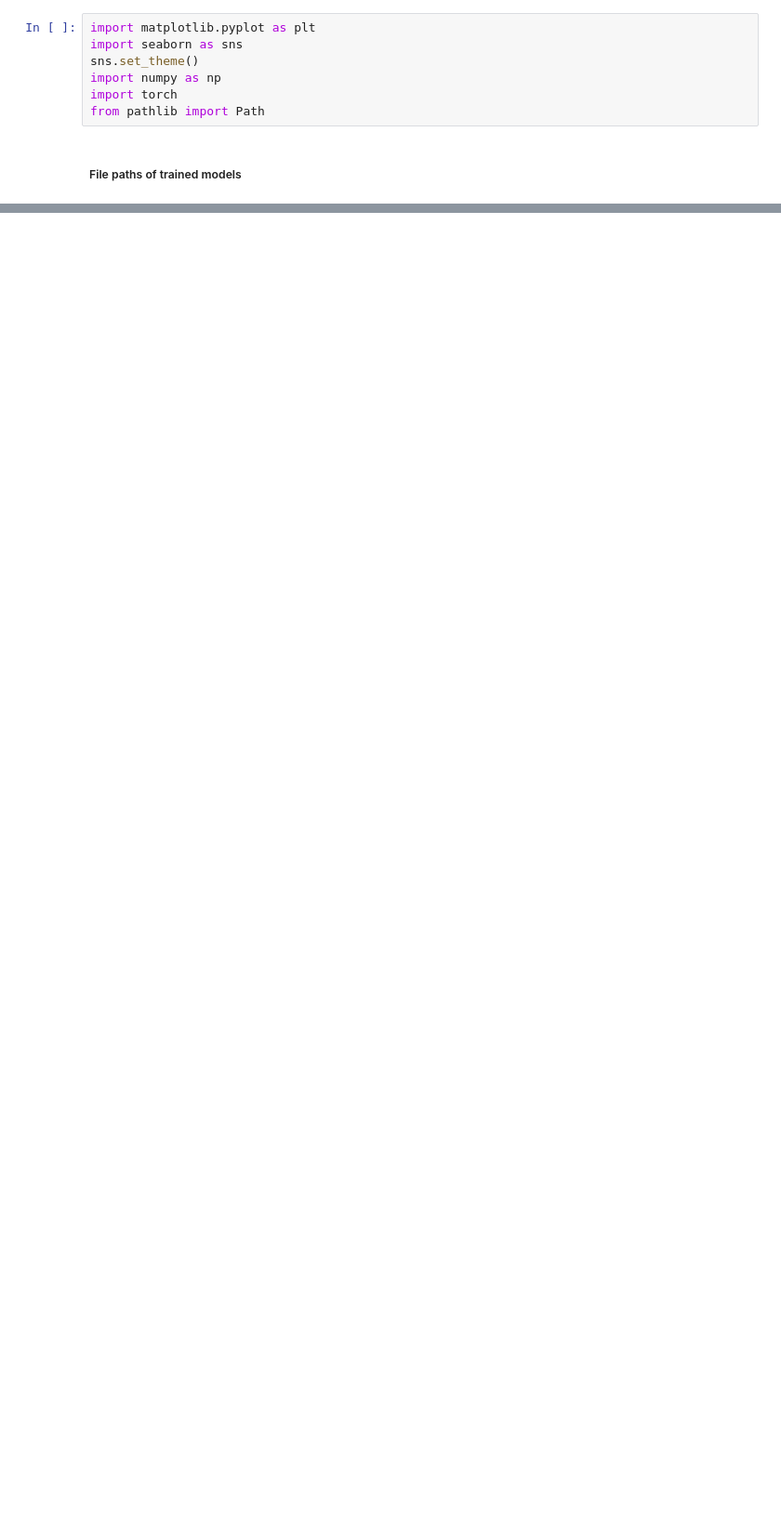
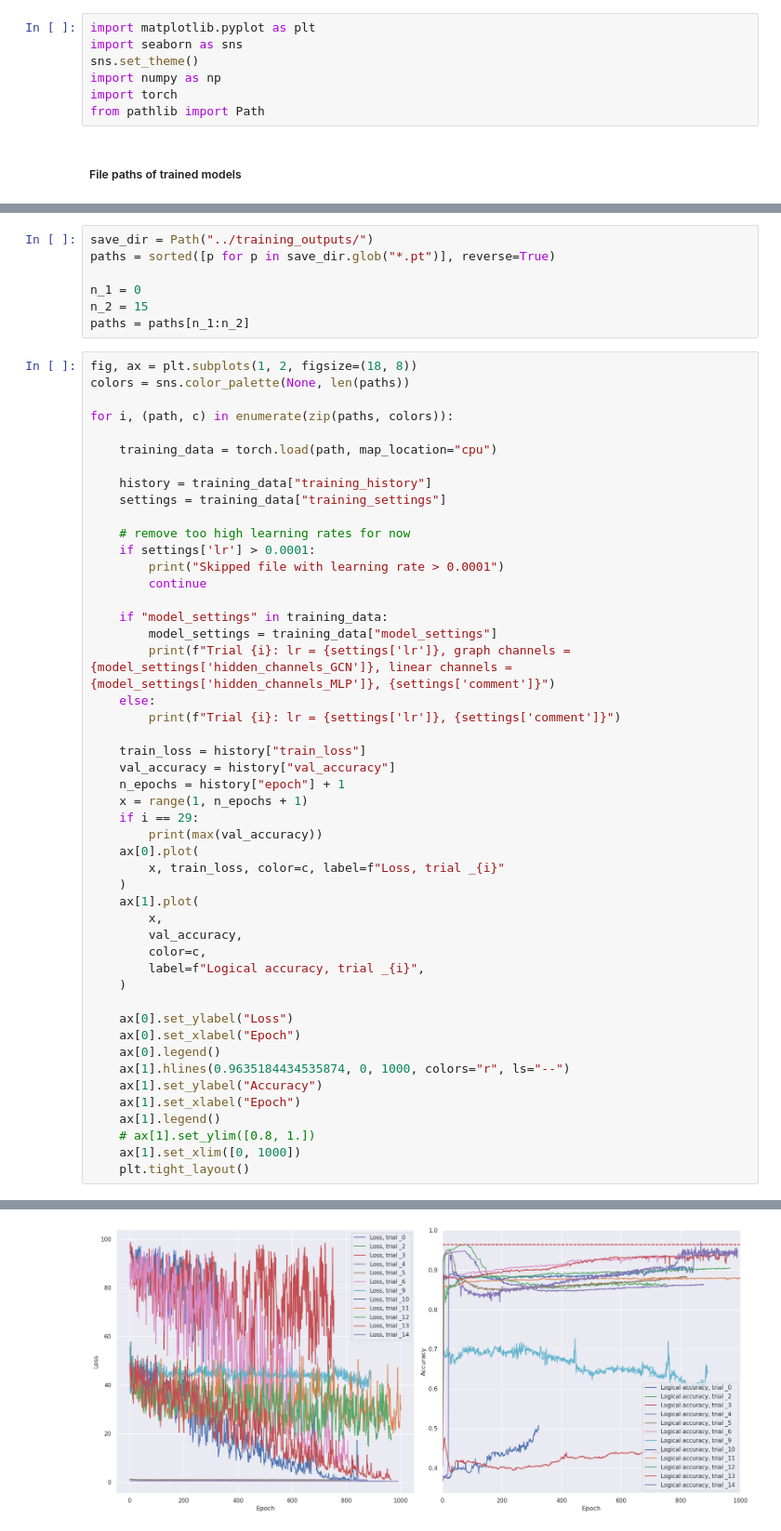
Before and after one commit to ibengtsson/qec_nn_w_mwpm, a Jupyter notebook: notebooks/plot_training.ipynb, the cells around one changed output, grey strips where cells are left out. Shown at 93% size. Saved outputs shown, nothing was run; the diff lists cells and outputs as text; blank space fills up the shorter version.

```diff
--- a/notebooks/plot_training.ipynb
+++ b/notebooks/plot_training.ipynb
@@ -72,0 +10,56 @@ for i, path in enumerate(paths):
+# %%
+save_dir = Path("../training_outputs/")
+paths = sorted([p for p in save_dir.glob("*.pt")], reverse=True)
+
+n_1 = 0
+n_2 = 15
+paths = paths[n_1:n_2]
+# %%
+fig, ax = plt.subplots(1, 2, figsize=(18, 8))
+colors = sns.color_palette(None, len(paths))
+
+for i, (path, c) in enumerate(zip(paths, colors)):
+
+    training_data = torch.load(path, map_location="cpu")
+
+    history = training_data["training_history"]
+    settings = training_data["training_settings"]
+
+    # remove too high learning rates for now
+    if settings['lr'] > 0.0001:
+        print("Skipped file with learning rate > 0.0001")
+        continue
+
+    if "model_settings" in training_data:
+        model_settings = training_data["model_settings"]
+        print(f"Trial {i}: lr = {settings['lr']}, graph channels = {model_settings['hidden_channels_GCN']}, linear channels = {model_settings['hidden_channels_MLP']}, {settings['comment']}")
+    else:
+        print(f"Trial {i}: lr = {settings['lr']}, {settings['comment']}")
+
+    train_loss = history["train_loss"]
+    val_accuracy = history["val_accuracy"]
+    n_epochs = history["epoch"] + 1
+    x = range(1, n_epochs + 1)
+    if i == 29:
+        print(max(val_accuracy))
+    ax[0].plot(
+        x, train_loss, color=c, label=f"Loss, trial _{i}"
+    )
+    ax[1].plot(
+        x,
+        val_accuracy,
+        color=c,
+        label=f"Logical accuracy, trial _{i}",
+    )
+
+    ax[0].set_ylabel("Loss")
+    ax[0].set_xlabel("Epoch")
+    ax[0].legend()
+    ax[1].hlines(0.9635184434535874, 0, 1000, colors="r", ls="--")
+    ax[1].set_ylabel("Accuracy")
+    ax[1].set_xlabel("Epoch")
+    ax[1].legend()
+    # ax[1].set_ylim([0.8, 1.])
+    ax[1].set_xlim([0, 1000])
+    plt.tight_layout()
+# %% [output]
@@ -72,0 +81 @@ for i, path in enumerate(paths):
+[figure, added]
```
Also changed, not shown: parts of 6 cells of this notebook, 8 other files.
